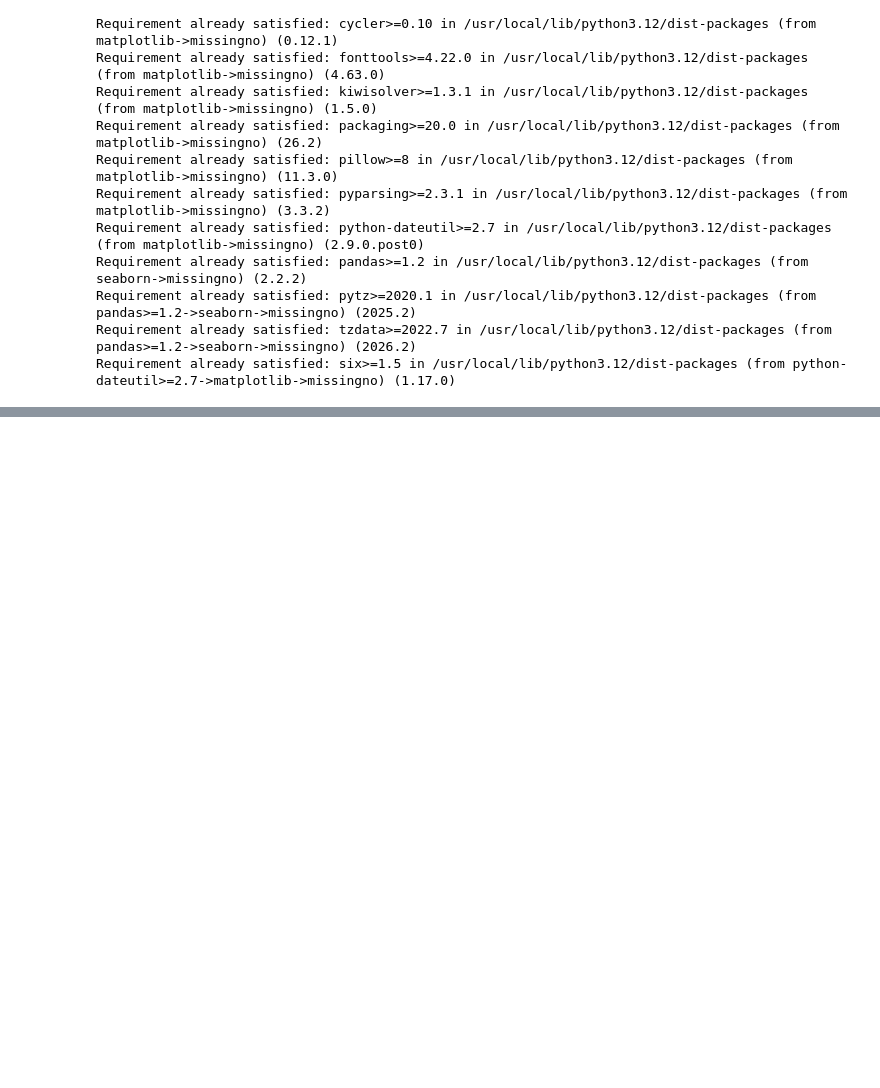
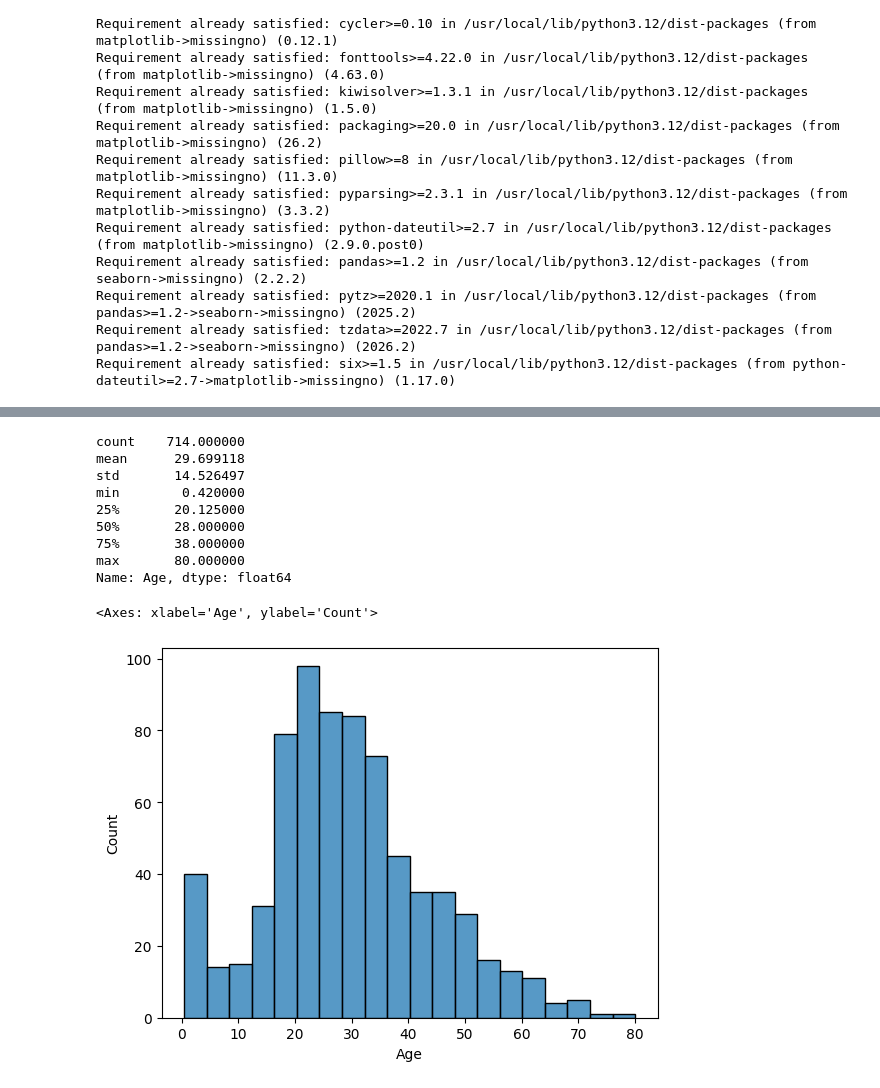
Before and after one commit to hw-coder92/Gwangju-AI-Academy, a Jupyter notebook: 06.EDA-분석/01-데이터분석-탐색적분석(EDA)-타이타닉.ipynb, the cells around one changed output, grey strips where cells are left out. Saved outputs shown, nothing was run; the diff lists cells and outputs as text; code cells hidden in the pictures; blank space fills up the shorter version.

```diff
--- a/06.EDA-분석/01-데이터분석-탐색적분석(EDA)-타이타닉.ipynb
+++ b/06.EDA-분석/01-데이터분석-탐색적분석(EDA)-타이타닉.ipynb
@@ -83,0 +321,24 @@ dtype: float64
+# %%
+# vii) 정보조합 파생변수
+# 피처 엔지니어링(Feature Engineering)에서 아주 많이 쓰는 구간화(Binning)
+# 연속형 변수를 범주형 변수로 변환
+
+# df_train["AgeGroup"]= pd.cut(df_train["Age"],bins=[0,18,40,60,100])
+df_train
+
+df_train["AgeGroup"] = pd.cut(
+    df_train["Age"],
+    bins=[0,18,40,60,100],
+    labels=[
+        "Child",
+        "Adult",
+        "Middle",
+        "old"
+    ]
+)
+df_train.groupby("AgeGroup")["Survived"].mean()
+# 어린이 생존률 높음
+# 고령층 생존률 낮음
+
+# 인사이트
+# 어린이 우선 구조했을 가능성이 큼
@@ -83,0 +522,32 @@ dtype: float64
+# %%
+# 2. 나이
+
+print(
+df_train["Age"]
+.describe()
+)
+
+sns.histplot(
+df_train["Age"],
+bins=20
+)
+
+
+
+# 분석
+# 20~30세 가장 많음
+# 어린아이 존재
+# 노인 존재
+# 약한 우측 왜도
+# %% [output]
+count    714.000000
+mean      29.699118
+std       14.526497
+min        0.420000
+25%       20.125000
+50%       28.000000
+75%       38.000000
+max       80.000000
+Name: Age, dtype: float64
+<Axes: xlabel='Age', ylabel='Count'>
+[figure, added]
```
Also changed, not shown: parts of 28 cells of this notebook, 5 other files.
